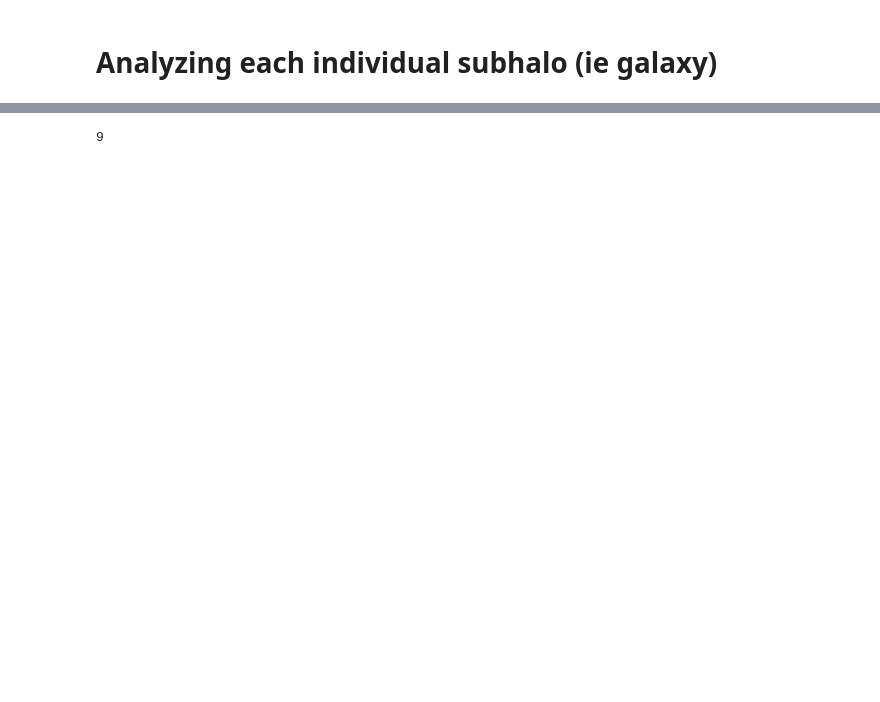
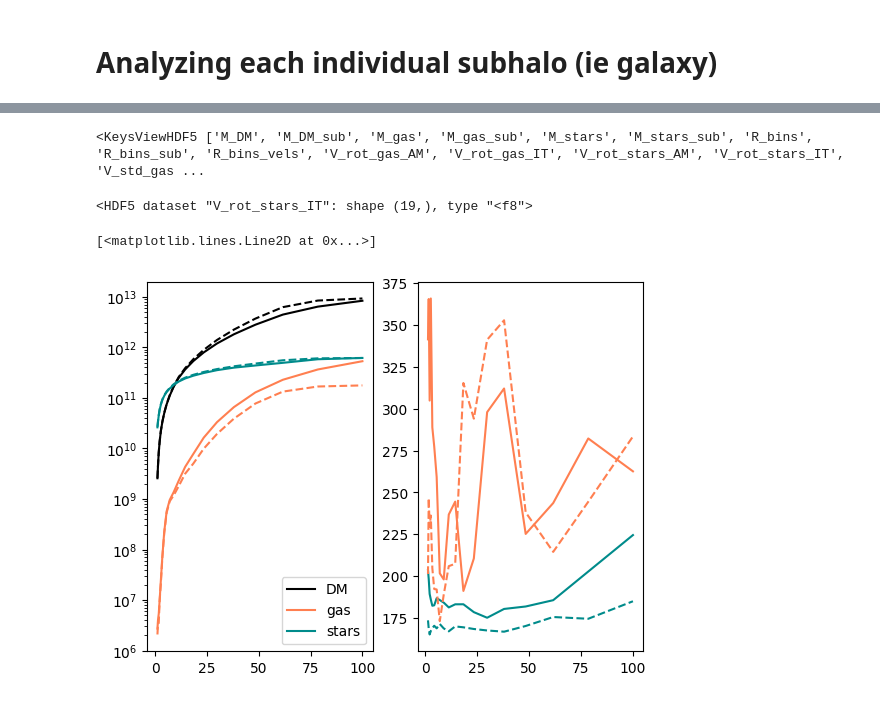
Before and after one commit to Martindelosrios/MaDaMe, a Jupyter notebook: codes/FullPropertiesGals.ipynb, the cells around one changed output, grey strips where cells are left out. Cells and saved outputs as stored; diff of their text form; code cells hidden in the pictures; blank space fills up the shorter version.

```diff
--- a/codes/FullPropertiesGals.ipynb
+++ b/codes/FullPropertiesGals.ipynb
@@ -335,5 +379,5 @@ nsubhalos
 # %%
-data = h5py.File('../data/gals_properties.h5', 'a')
+data = h5py.File('../data/gals_properties0.h5', 'a')
 # %%
 list(data.keys())
 # %% [output]
@@ -855,4 +888,0 @@ uhu
-# %%
-i
-# %% [output]
-9
@@ -858,0 +891,28 @@ i
+# %%
+data['SubID_2'].keys()
+# %% [output]
+<KeysViewHDF5 ['M_DM', 'M_DM_sub', 'M_gas', 'M_gas_sub', 'M_stars', 'M_stars_sub', 'R_bins', 'R_bins_sub', 'R_bins_vels', 'V_rot_gas_AM', 'V_rot_gas_IT', 'V_rot_stars_AM', 'V_rot_stars_IT', 'V_std_gas ...
+# %%
+data['SubID_2/V_rot_stars_IT']
+# %% [output]
+<HDF5 dataset "V_rot_stars_IT": shape (19,), type "<f8">
+# %%
+fig,ax = plt.subplots(1,2)
+
+ax[0].plot(data['SubID_2/R_bins'][()], data['SubID_2/M_DM'][()], color = 'black', ls = 'solid', label = 'DM')
+ax[0].plot(data['SubID_2/R_bins'][()], data['SubID_2/M_DM_sub'][()], color = 'black', ls = '--')
+ax[0].plot(data['SubID_2/R_bins'][()], data['SubID_2/M_gas'][()], color = 'coral', ls = 'solid', label = 'gas')
+ax[0].plot(data['SubID_2/R_bins'][()], data['SubID_2/M_gas_sub'][()], color = 'coral', ls = '--')
+ax[0].plot(data['SubID_2/R_bins'][()], data['SubID_2/M_stars'][()], color = 'darkcyan', ls = 'solid', label = 'stars')
+ax[0].plot(data['SubID_2/R_bins'][()], data['SubID_2/M_stars_sub'][()], color = 'darkcyan', ls = '--')
+#plt.xscale('log')
+ax[0].set_yscale('log')
+ax[0].legend()
+
+ax[1].plot(data['SubID_2/R_bins'][()][1:], data['SubID_2/V_rot_gas_AM'][()], color = 'coral', ls = 'solid')
+ax[1].plot(data['SubID_2/R_bins'][()][1:], data['SubID_2/V_rot_stars_AM'][()], color = 'darkcyan', ls = 'solid')
+ax[1].plot(data['SubID_2/R_bins'][()][1:], data['SubID_2/V_rot_gas_IT'][()], color = 'coral', ls = '--')
+ax[1].plot(data['SubID_2/R_bins'][()][1:], data['SubID_2/V_rot_stars_IT'][()], color = 'darkcyan', ls = '--')
+# %% [output]
+[<matplotlib.lines.Line2D at 0x...>]
+[figure, added]
```
Also changed, not shown: parts of 13 cells of this notebook, 1 other file.
